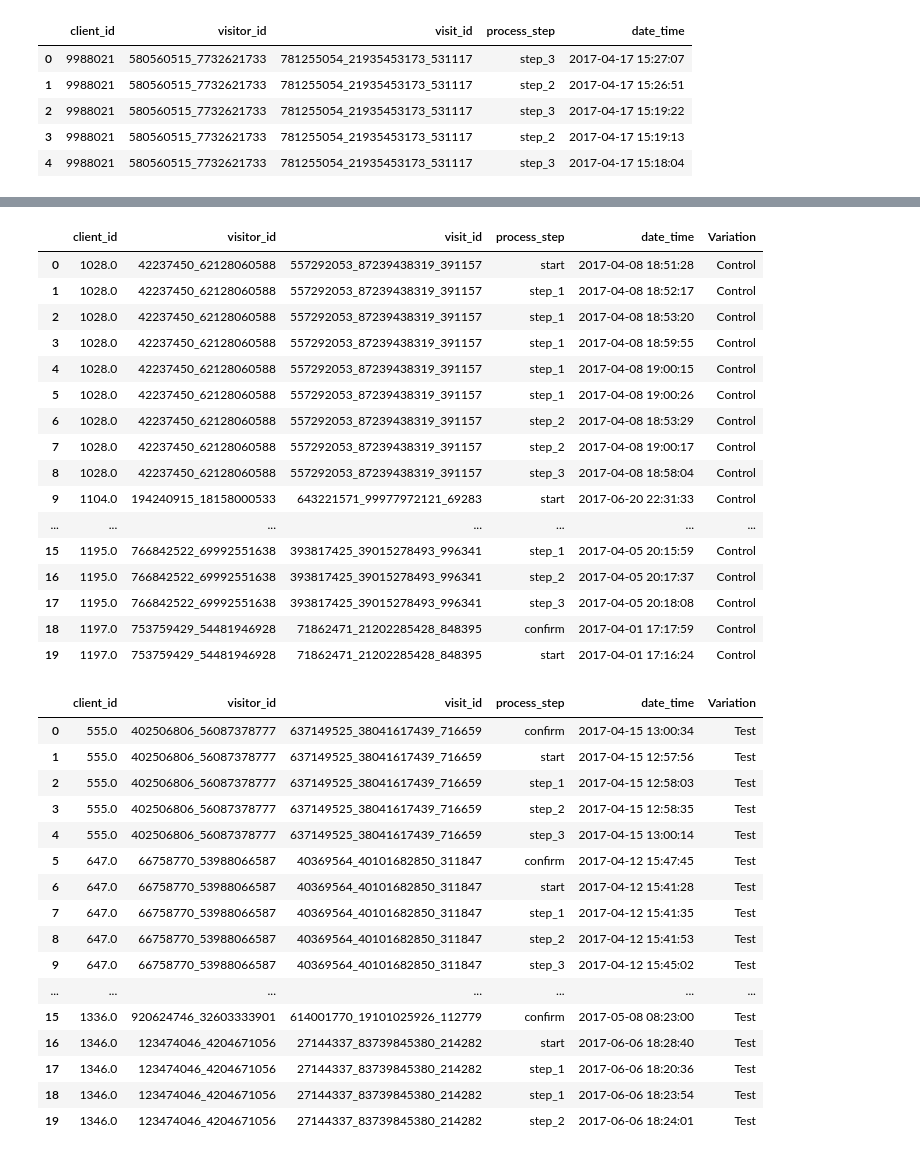
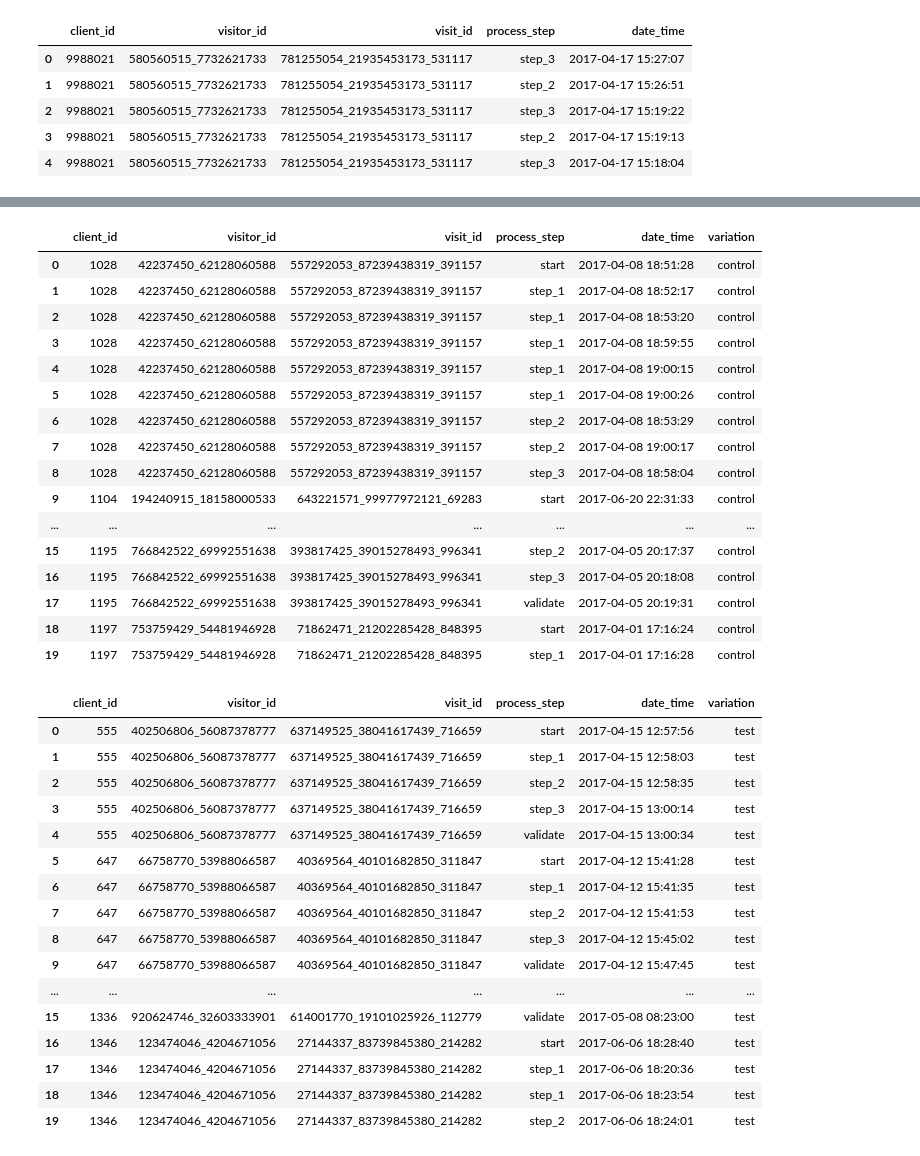
Before and after one commit to Aurelie75FR/Vangard--AB-Test, a Jupyter notebook: notebooks/load_and_clean_naeron.ipynb, the cells around one changed output, grey strips where cells are left out. Drawn from its saved outputs; the diff is of its cells as text; code cells hidden in the pictures.

```diff
--- a/notebooks/load_and_clean_naeron.ipynb
+++ b/notebooks/load_and_clean_naeron.ipynb
@@ -159,3 +76,5 @@ Name: date_time, dtype: datetime64[ns]
+# %%
+df_final_web_data.loc[df_final_web_data['process_step'] == 'confirm', 'process_step'] = 'validate'
 # %%
 df_final_web_data.sort_values(by=['client_id', 'visit_id', 'process_step', 'date_time'])
 df_final_web_data.head()
@@ -168,5 +87,7 @@ df_final_web_data.head()
 | 4 | 9988021 | 580560515_7732621733 | 781255054_21935453173_531117 | step_3 | 2017-04-17 15:18:04 |
 # %%
 df = df_final_web_data.join(df_final_experiment_clients.set_index('client_id'), on='client_id')
+df['Variation'] = df['Variation'].str.lower()
+df = df.rename(columns={'Variation' : 'variation'})
 df.head()
 # %% [output]
@@ -191,5 +112,5 @@ df_control_web_data.head()
 # %%
-df_test_web_data = df[df['Variation'] == 'Test']
+df_test_web_data = df[df['variation'] == 'test']
 df_test_web_data = df_test_web_data.sort_values(by=['client_id', 'visit_id', 'process_step', 'date_time'])
 df_test_web_data = df_test_web_data.reset_index(drop=True)
 df_test_web_data.head()
@@ -231,48 +124,52 @@ df_test_web_data.head(20)
 # %%
 df_control_web_data[df_control_web_data['process_step'] == 'start'] = df_control_web_data[df_control_web_data['process_step'] == 'start'].drop_duplicates(subset=['client_id', 'process_step'], keep='last')
-df_control_web_data[df_control_web_data['process_step'] == 'confirm'] = df_control_web_data[df_control_web_data['process_step'] == 'confirm'].drop_duplicates(subset=['client_id', 'process_step'], keep='last')
+df_control_web_data[df_control_web_data['process_step'] == 'validate'] = df_control_web_data[df_control_web_data['process_step'] == 'validate'].drop_duplicates(subset=['client_id', 'process_step'], keep='last')
 df_control_web_data = df_control_web_data.dropna(how='any')
+df_control_web_data['client_id'] = df_control_web_data['client_id'].astype(int)
+df_control_web_data['date_time'] = pd.to_datetime(df_control_web_data['date_time'], format="ISO8601")
 df_control_web_data = df_control_web_data.reset_index(drop=True)
 df_control_web_data.head(20)
 # %% [output]
-|  | client_id | visitor_id | visit_id | process_step | date_time | Variation |
-| 0 | 1028.0 | 42237450_62128060588 | 557292053_87239438319_391157 | start | 2017-04-08 18:51:28 | Control |
-| 1 | 1028.0 | 42237450_62128060588 | 557292053_87239438319_391157 | step_1 | 2017-04-08 18:52:17 | Control |
-| 2 | 1028.0 | 42237450_62128060588 | 557292053_87239438319_391157 | step_1 | 2017-04-08 18:53:20 | Control |
-| 3 | 1028.0 | 42237450_62128060588 | 557292053_87239438319_391157 | step_1 | 2017-04-08 18:59:55 | Control |
-| 4 | 1028.0 | 42237450_62128060588 | 557292053_87239438319_391157 | step_1 | 2017-04-08 19:00:15 | Control |
-| 5 | 1028.0 | 42237450_62128060588 | 557292053_87239438319_391157 | step_1 | 2017-04-08 19:00:26 | Control |
-| 6 | 1028.0 | 42237450_62128060588 | 557292053_87239438319_391157 | step_2 | 2017-04-08 18:53:29 | Control |
-| 7 | 1028.0 | 42237450_62128060588 | 557292053_87239438319_391157 | step_2 | 2017-04-08 19:00:17 | Control |
-| 8 | 1028.0 | 42237450_62128060588 | 557292053_87239438319_391157 | step_3 | 2017-04-08 18:58:04 | Control |
-| 9 | 1104.0 | 194240915_18158000533 | 643221571_99977972121_69283 | start | 2017-06-20 22:31:33 | Control |
+|  | client_id | visitor_id | visit_id | process_step | date_time | variation |
+| 0 | 1028 | 42237450_62128060588 | 557292053_87239438319_391157 | start | 2017-04-08 18:51:28 | control |
+| 1 | 1028 | 42237450_62128060588 | 557292053_87239438319_391157 | step_1 | 2017-04-08 18:52:17 | control |
+| 2 | 1028 | 42237450_62128060588 | 557292053_87239438319_391157 | step_1 | 2017-04-08 18:53:20 | control |
+| 3 | 1028 | 42237450_62128060588 | 557292053_87239438319_391157 | step_1 | 2017-04-08 18:59:55 | control |
+| 4 | 1028 | 42237450_62128060588 | 557292053_87239438319_391157 | step_1 | 2017-04-08 19:00:15 | control |
+| 5 | 1028 | 42237450_62128060588 | 557292053_87239438319_391157 | step_1 | 2017-04-08 19:00:26 | control |
+| 6 | 1028 | 42237450_62128060588 | 557292053_87239438319_391157 | step_2 | 2017-04-08 18:53:29 | control |
+| 7 | 1028 | 42237450_62128060588 | 557292053_87239438319_391157 | step_2 | 2017-04-08 19:00:17 | control |
+| 8 | 1028 | 42237450_62128060588 | 557292053_87239438319_391157 | step_3 | 2017-04-08 18:58:04 | control |
+| 9 | 1104 | 194240915_18158000533 | 643221571_99977972121_69283 | start | 2017-06-20 22:31:33 | control |
 | ... | ... | ... | ... | ... | ... | ... |
-| 15 | 1195.0 | 766842522_69992551638 | 393817425_39015278493_996341 | step_1 | 2017-04-05 20:15:59 | Control |
-| 16 | 1195.0 | 766842522_69992551638 | 393817425_39015278493_996341 | step_2 | 2017-04-05 20:17:37 | Control |
-| 17 | 1195.0 | 766842522_69992551638 | 393817425_39015278493_996341 | step_3 | 2017-04-05 20:18:08 | Control |
-| 18 | 1197.0 | 753759429_54481946928 | 71862471_21202285428_848395 | confirm | 2017-04-01 17:17:59 | Control |
-| 19 | 1197.0 | 753759429_54481946928 | 71862471_21202285428_848395 | start | 2017-04-01 17:16:24 | Control |
+| 15 | 1195 | 766842522_69992551638 | 393817425_39015278493_996341 | step_2 | 2017-04-05 20:17:37 | control |
+| 16 | 1195 | 766842522_69992551638 | 393817425_39015278493_996341 | step_3 | 2017-04-05 20:18:08 | control |
+| 17 | 1195 | 766842522_69992551638 | 393817425_39015278493_996341 | validate | 2017-04-05 20:19:31 | control |
+| 18 | 1197 | 753759429_54481946928 | 71862471_21202285428_848395 | start | 2017-04-01 17:16:24 | control |
+| 19 | 1197 | 753759429_54481946928 | 71862471_21202285428_848395 | step_1 | 2017-04-01 17:16:28 | control |
 # %%
 df_test_web_data[df_test_web_data['process_step'] == 'start'] = df_test_web_data[df_test_web_data['process_step'] == 'start'].drop_duplicates(subset=['client_id', 'process_step'], keep='last')
-df_test_web_data[df_test_web_data['process_step'] == 'confirm'] = df_test_web_data[df_test_web_data['process_step'] == 'confirm'].drop_duplicates(subset=['client_id', 'process_step'], keep='last')
+df_test_web_data[df_test_web_data['process_step'] == 'validate'] = df_test_web_data[df_test_web_data['process_step'] == 'validate'].drop_duplicates(subset=['client_id', 'process_step'], keep='last')
 df_test_web_data = df_test_web_data.dropna(how='any')
+df_test_web_data['client_id'] = df_test_web_data['client_id'].astype(int)
+df_test_web_data['date_time'] = pd.to_datetime(df_test_web_data['date_time'], format="ISO8601")
 df_test_web_data = df_test_web_data.reset_index(drop=True)
 df_test_web_data.head(20)
 # %% [output]
-|  | client_id | visitor_id | visit_id | process_step | date_time | Variation |
-| 0 | 555.0 | 402506806_56087378777 | 637149525_38041617439_716659 | confirm | 2017-04-15 13:00:34 | Test |
-| 1 | 555.0 | 402506806_56087378777 | 637149525_38041617439_716659 | start | 2017-04-15 12:57:56 | Test |
-| 2 | 555.0 | 402506806_56087378777 | 637149525_38041617439_716659 | step_1 | 2017-04-15 12:58:03 | Test |
-| 3 | 555.0 | 402506806_56087378777 | 637149525_38041617439_716659 | step_2 | 2017-04-15 12:58:35 | Test |
-| 4 | 555.0 | 402506806_56087378777 | 637149525_38041617439_716659 | step_3 | 2017-04-15 13:00:14 | Test |
-| 5 | 647.0 | 66758770_53988066587 | 40369564_40101682850_311847 | confirm | 2017-04-12 15:47:45 | Test |
-| 6 | 647.0 | 66758770_53988066587 | 40369564_40101682850_311847 | start | 2017-04-12 15:41:28 | Test |
-| 7 | 647.0 | 66758770_53988066587 | 40369564_40101682850_311847 | step_1 | 2017-04-12 15:41:35 | Test |
-| 8 | 647.0 | 66758770_53988066587 | 40369564_40101682850_311847 | step_2 | 2017-04-12 15:41:53 | Test |
-| 9 | 647.0 | 66758770_53988066587 | 40369564_40101682850_311847 | step_3 | 2017-04-12 15:45:02 | Test |
+|  | client_id | visitor_id | visit_id | process_step | date_time | variation |
+| 0 | 555 | 402506806_56087378777 | 637149525_38041617439_716659 | start | 2017-04-15 12:57:56 | test |
+| 1 | 555 | 402506806_56087378777 | 637149525_38041617439_716659 | step_1 | 2017-04-15 12:58:03 | test |
+| 2 | 555 | 402506806_56087378777 | 637149525_38041617439_716659 | step_2 | 2017-04-15 12:58:35 | test |
+| 3 | 555 | 402506806_56087378777 | 637149525_38041617439_716659 | step_3 | 2017-04-15 13:00:14 | test |
+| 4 | 555 | 402506806_56087378777 | 637149525_38041617439_716659 | validate | 2017-04-15 13:00:34 | test |
+| 5 | 647 | 66758770_53988066587 | 40369564_40101682850_311847 | start | 2017-04-12 15:41:28 | test |
+| 6 | 647 | 66758770_53988066587 | 40369564_40101682850_311847 | step_1 | 2017-04-12 15:41:35 | test |
+| 7 | 647 | 66758770_53988066587 | 40369564_40101682850_311847 | step_2 | 2017-04-12 15:41:53 | test |
+| 8 | 647 | 66758770_53988066587 | 40369564_40101682850_311847 | step_3 | 2017-04-12 15:45:02 | test |
+| 9 | 647 | 66758770_53988066587 | 40369564_40101682850_311847 | validate | 2017-04-12 15:47:45 | test |
 | ... | ... | ... | ... | ... | ... | ... |
-| 15 | 1336.0 | 920624746_32603333901 | 614001770_19101025926_112779 | confirm | 2017-05-08 08:23:00 | Test |
-| 16 | 1346.0 | 123474046_4204671056 | 27144337_83739845380_214282 | start | 2017-06-06 18:28:40 | Test |
-| 17 | 1346.0 | 123474046_4204671056 | 27144337_83739845380_214282 | step_1 | 2017-06-06 18:20:36 | Test |
-| 18 | 1346.0 | 123474046_4204671056 | 27144337_83739845380_214282 | step_1 | 2017-06-06 18:23:54 | Test |
-| 19 | 1346.0 | 123474046_4204671056 | 27144337_83739845380_214282 | step_2 | 2017-06-06 18:24:01 | Test |
+| 15 | 1336 | 920624746_32603333901 | 614001770_19101025926_112779 | validate | 2017-05-08 08:23:00 | test |
+| 16 | 1346 | 123474046_4204671056 | 27144337_83739845380_214282 | start | 2017-06-06 18:28:40 | test |
+| 17 | 1346 | 123474046_4204671056 | 27144337_83739845380_214282 | step_1 | 2017-06-06 18:20:36 | test |
+| 18 | 1346 | 123474046_4204671056 | 27144337_83739845380_214282 | step_1 | 2017-06-06 18:23:54 | test |
+| 19 | 1346 | 123474046_4204671056 | 27144337_83739845380_214282 | step_2 | 2017-06-06 18:24:01 | test |
```
Also changed, not shown: parts of 30 cells of this notebook, 4 other files.
